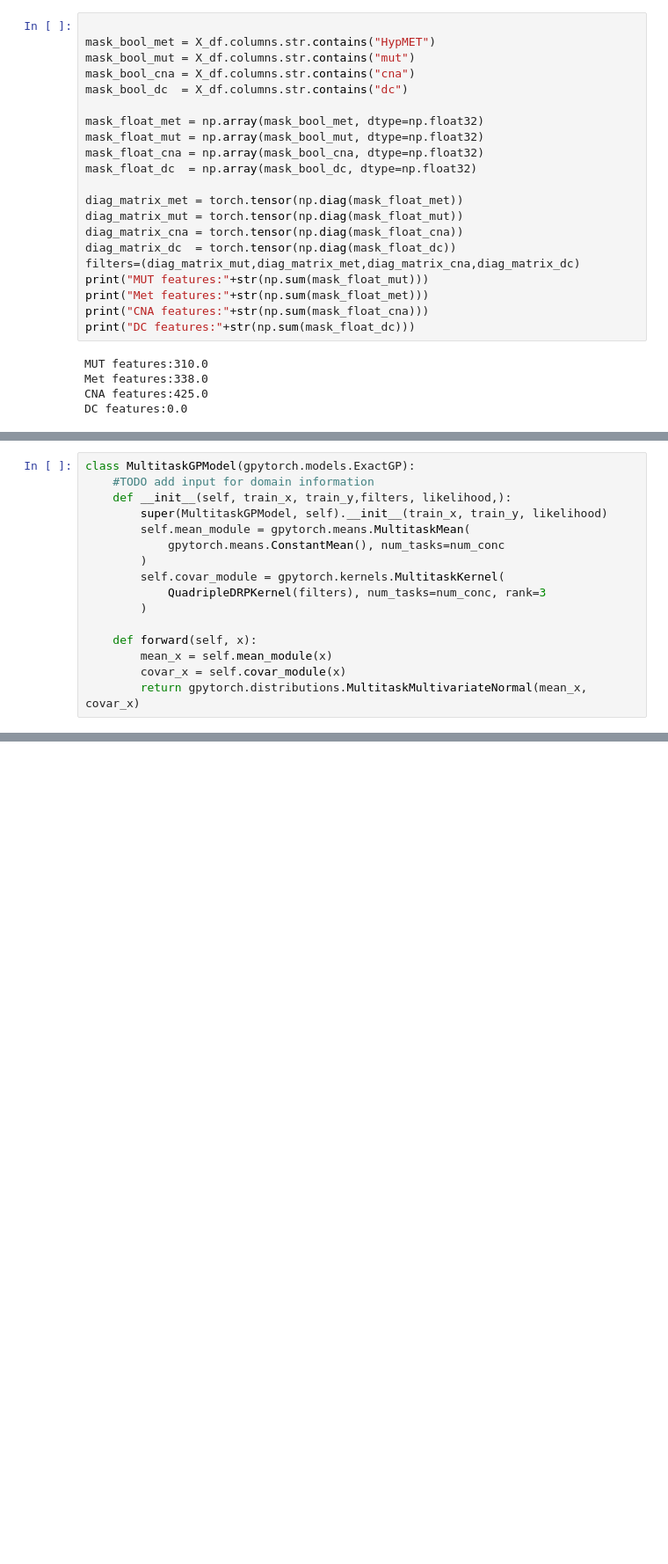
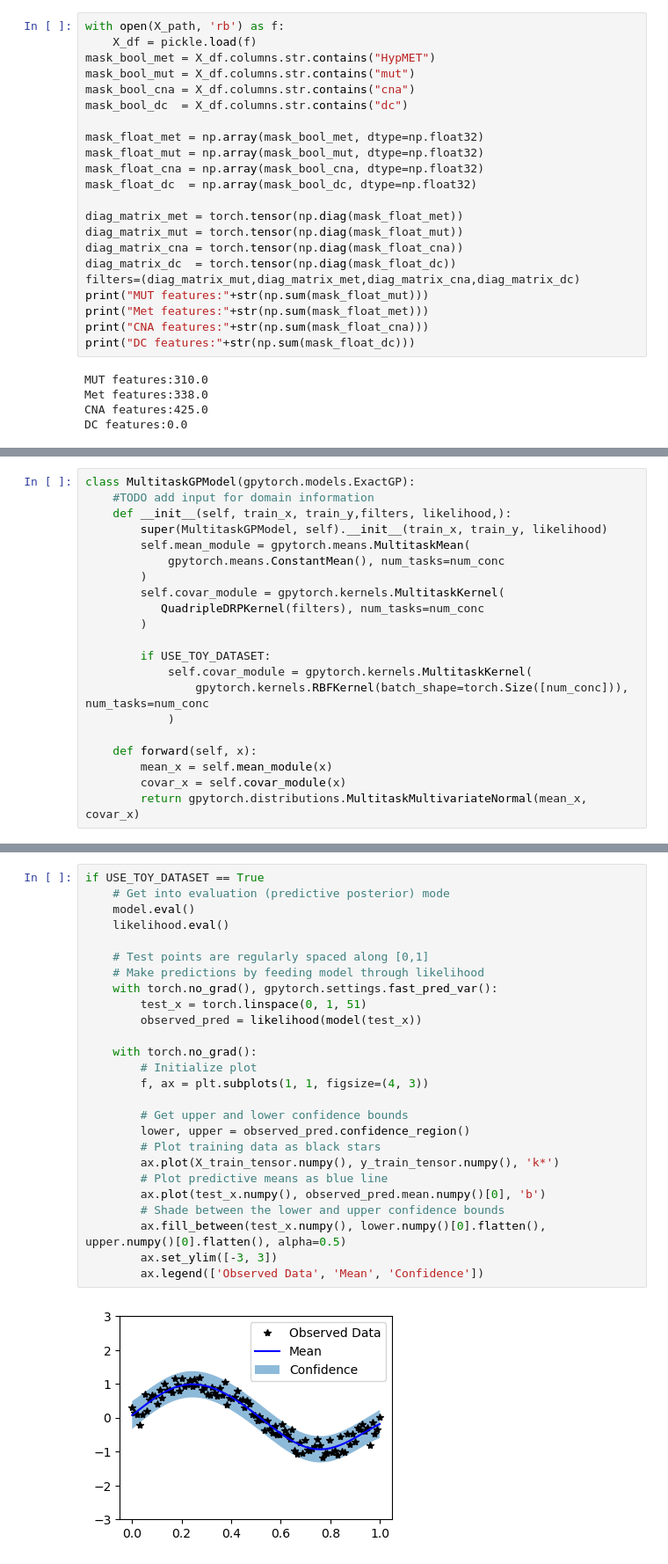
Before and after one commit to Paul-A-Lavender/MOGP-Transferable-kernel-learning, a Jupyter notebook: MOGP_Transferable_GPytorch.ipynb, the cells around one changed output, grey strips where cells are left out. Shown: that part at 88% size. Cells and saved outputs as stored; diff of their text form; blank space fills up the shorter version.

Commit message:
added toy sets, restructured data extraction and storage

```diff
--- a/MOGP_Transferable_GPytorch.ipynb
+++ b/MOGP_Transferable_GPytorch.ipynb
@@ -69,5 +120,6 @@ y_test_tensor = torch.tensor(y_test)
 # %%
-
+with open(X_path, 'rb') as f:
+    X_df = pickle.load(f)
 mask_bool_met = X_df.columns.str.contains("HypMET")
 mask_bool_mut = X_df.columns.str.contains("mut")
 mask_bool_cna = X_df.columns.str.contains("cna")
@@ -133,8 +181,13 @@ class MultitaskGPModel(gpytorch.models.ExactGP):
             gpytorch.means.ConstantMean(), num_tasks=num_conc
         )
         self.covar_module = gpytorch.kernels.MultitaskKernel(
-            QuadripleDRPKernel(filters), num_tasks=num_conc, rank=3
+           QuadripleDRPKernel(filters), num_tasks=num_conc
         )
+
+        if USE_TOY_DATASET:
+            self.covar_module = gpytorch.kernels.MultitaskKernel(
+                gpytorch.kernels.RBFKernel(batch_shape=torch.Size([num_conc])), num_tasks=num_conc
+            )
 
     def forward(self, x):
         mean_x = self.mean_module(x)
@@ -197,3 +250,31 @@ Iter 153/200 - Loss: -1.125
+# %%
+if USE_TOY_DATASET == True
+    # Get into evaluation (predictive posterior) mode
+    model.eval()
+    likelihood.eval()
+
+    # Test points are regularly spaced along [0,1]
+    # Make predictions by feeding model through likelihood
+    with torch.no_grad(), gpytorch.settings.fast_pred_var():
+        test_x = torch.linspace(0, 1, 51)
+        observed_pred = likelihood(model(test_x))
+
+    with torch.no_grad():
+        # Initialize plot
+        f, ax = plt.subplots(1, 1, figsize=(4, 3))
+
+        # Get upper and lower confidence bounds
+        lower, upper = observed_pred.confidence_region()
+        # Plot training data as black stars
+        ax.plot(X_train_tensor.numpy(), y_train_tensor.numpy(), 'k*')
+        # Plot predictive means as blue line
+        ax.plot(test_x.numpy(), observed_pred.mean.numpy()[0], 'b')
+        # Shade between the lower and upper confidence bounds
+        ax.fill_between(test_x.numpy(), lower.numpy()[0].flatten(), upper.numpy()[0].flatten(), alpha=0.5)
+        ax.set_ylim([-3, 3])
+        ax.legend(['Observed Data', 'Mean', 'Confidence'])
+# %% [output]
+[figure, added]
 # %%
 
 # Set into eval mode
```
Also changed, not shown: parts of 8 cells of this notebook, 21 other files.
